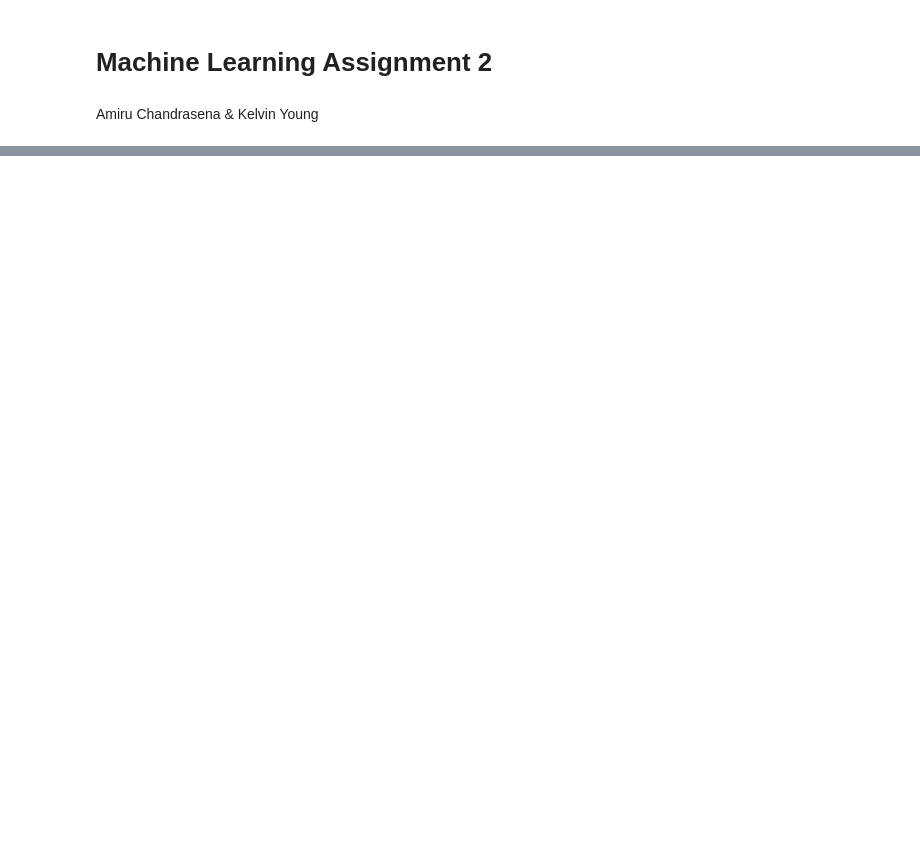
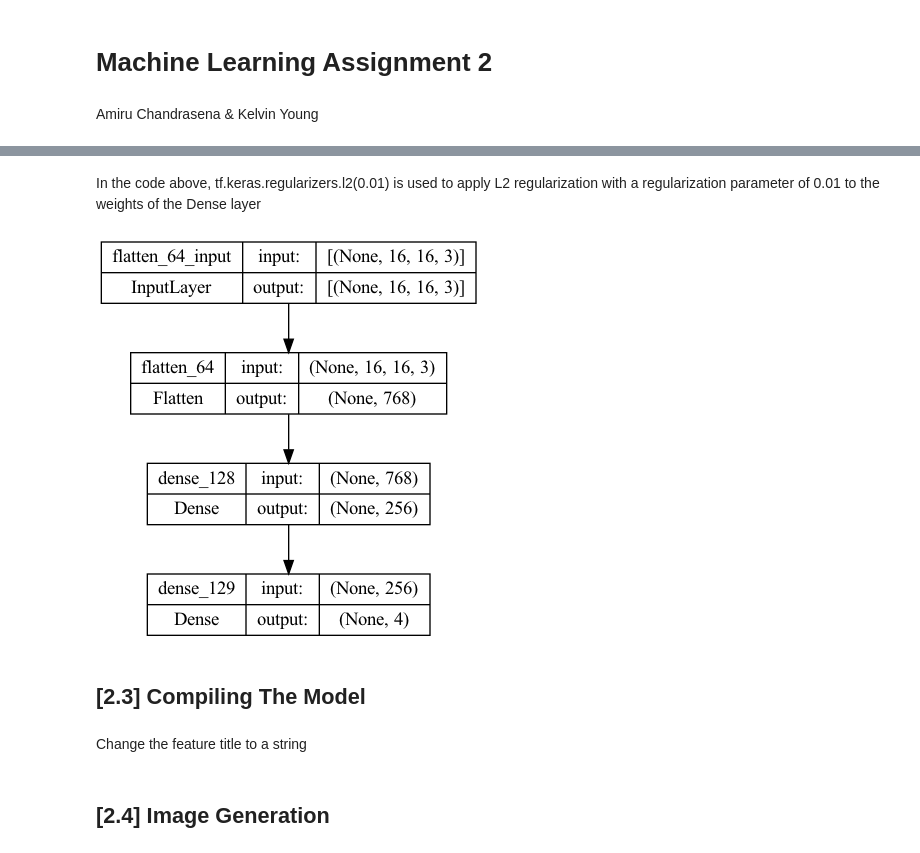
Before and after one commit to AmiruC/Machine-Learning-Cancer-Classification-Model, a Jupyter notebook: notebooks/notebook.ipynb, the cells around one changed output, grey strips where cells are left out. Drawn from its saved outputs; the diff is of its cells as text; code cells hidden in the pictures; blank space fills up the shorter version.

```diff
--- a/notebooks/notebook.ipynb
+++ b/notebooks/notebook.ipynb
@@ -259,0 +162,4 @@ Confusion matrix:
+# %%
+INPUT_DIM = (16,16,3)
+HIDDEN_LAYER_DIM = 256
+OUTPUT_CLASSES = 4
@@ -259,0 +172,9 @@ Confusion matrix:
+# %%
+import tensorflow as tf
+
+model = tf.keras.Sequential([
+    tf.keras.layers.Flatten(input_shape=INPUT_DIM), ## Flatten the images into (16x16x3) array
+    tf.keras.layers.Dense(HIDDEN_LAYER_DIM, activation='sigmoid'),
+    tf.keras.layers.Dense(OUTPUT_CLASSES)
+])
+model.summary()
@@ -259,0 +197,8 @@ Confusion matrix:
+# %% [markdown]
+In the code above, tf.keras.regularizers.l2(0.01) is used to apply L2 regularization with a regularization parameter of 0.01 to the weights of the Dense layer
+# %%
+tf.keras.utils.plot_model(model, show_shapes=True)
+# %% [output]
+[figure, added]
+# %% [markdown]
+## [2.3] Compiling The Model
@@ -259,0 +207,2 @@ Confusion matrix:
+# %% [markdown]
+Change the feature title to a string
@@ -259,0 +212,2 @@ Confusion matrix:
+# %% [markdown]
+## [2.4] Image Generation
```
Also changed, not shown: parts of 87 cells of this notebook.
